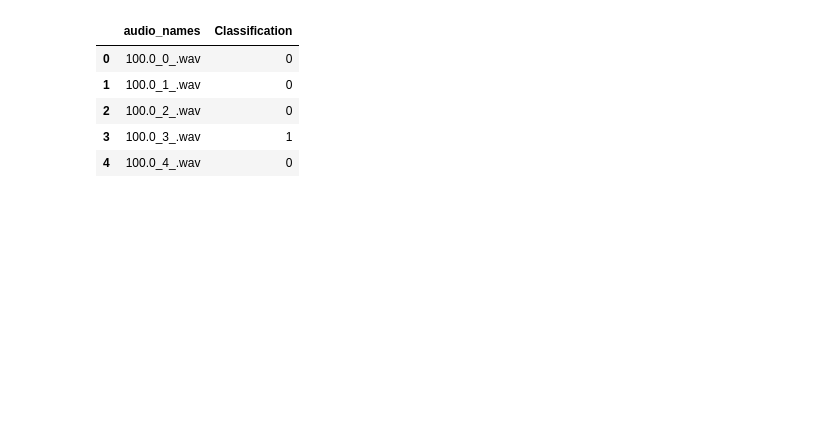
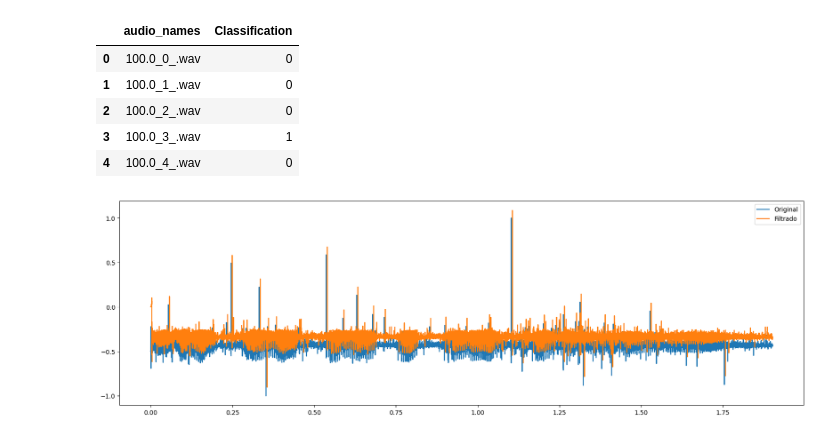
Before and after one commit to dramirezbe/Signal-theory, a Jupyter notebook: SDR/radio_classification.ipynb, the cells around one changed output. Saved outputs shown, nothing was run; the diff lists cells and outputs as text; code cells hidden in the pictures; blank space fills up the shorter version.

```diff
--- a/SDR/radio_classification.ipynb
+++ b/SDR/radio_classification.ipynb
@@ -8,5 +14,5 @@ import scipy.signal as sig
 # %%
-def audio_matrix(path):
+def audio_matrix(path, scaler):
     fs_v = []
     audio_m = []
 
@@ -15,6 +21,10 @@ def audio_matrix(path):
 
 
         y, sr = librosa.load(file_path, sr=None)
+        y = librosa.to_mono(y)
+        y = y.reshape(-1, 1)
+        y = scaler.fit_transform(y)
+        y = y.flatten()
 
         fs_v.append(sr)
         audio_m.append(y)
@@ -79,7 +89,8 @@ def snr(audio_ones, audio_zeros):
     return 10 * np.log10(P_signal / P_noise)
 # %%
 path = r'C:\Audio_fm'
-audio_m, fs = audio_matrix(path)
+scaler = MinMaxScaler(feature_range=(-1, 1))
+audio_m, fs = audio_matrix(path, scaler)
 
 df = pd.read_excel('audio_fm_classification.xlsx')
 df.head()
@@ -93,7 +104,7 @@ df.head()
 # %%
 lowcut = 30
 highcut = 15000
-numtaps = 201
+numtaps = 301
 audio_filt = audio_filter(audio_m, lowcut, highcut, numtaps, fs)
 
 t = np.linspace(0, audio_filt.shape[1]/fs, num=audio_filt.shape[1])
@@ -101,6 +112,14 @@ t = np.linspace(0, audio_filt.shape[1]/fs, num=audio_filt.shape[1])
 classif = df['Classification'].to_numpy()
 
 audio_ones, audio_zeros = audio_classif(classif, audio_filt)
+# %%
+plt.figure(figsize=(20,6))
+plt.plot(t, audio_m[100], label='Original')
+plt.plot(t, audio_filt[100], label='Filtrado')
+plt.legend()
+plt.show()
+# %% [output]
+[figure, added]
 # %%
 f, psd_ones = psd_matrix(audio_ones, fs,  'blackmanharris')
 f, psd_zeros = psd_matrix(audio_zeros, fs,  'blackmanharris')
```
Also changed, not shown: parts of 8 cells of this notebook.
